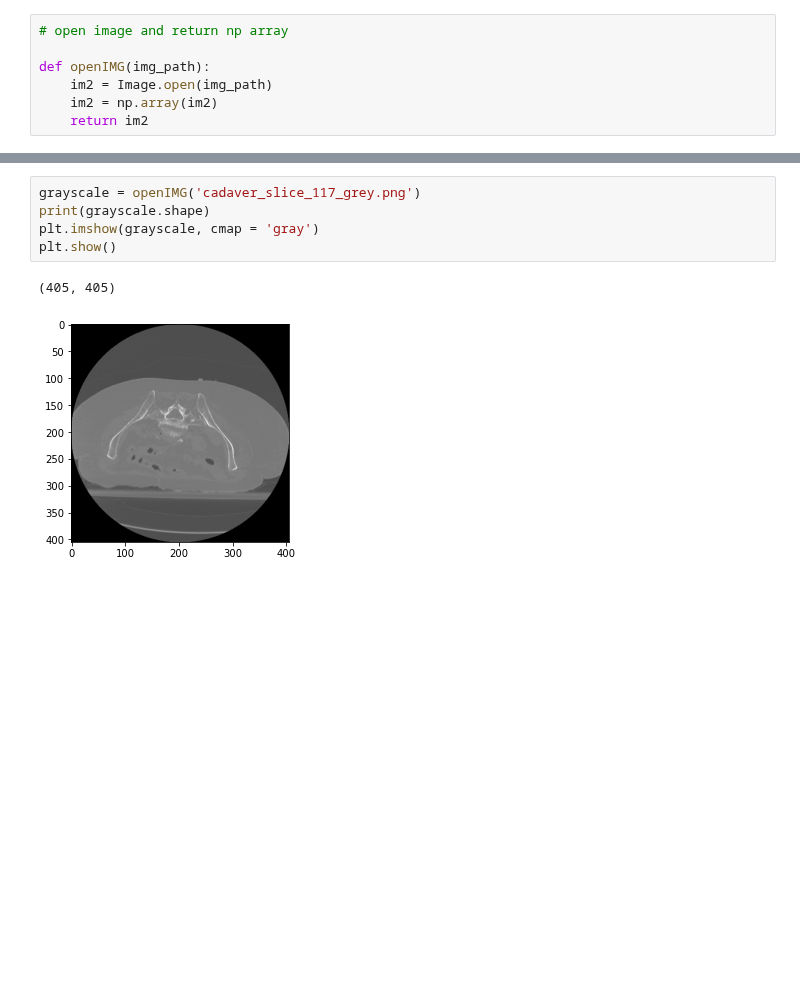
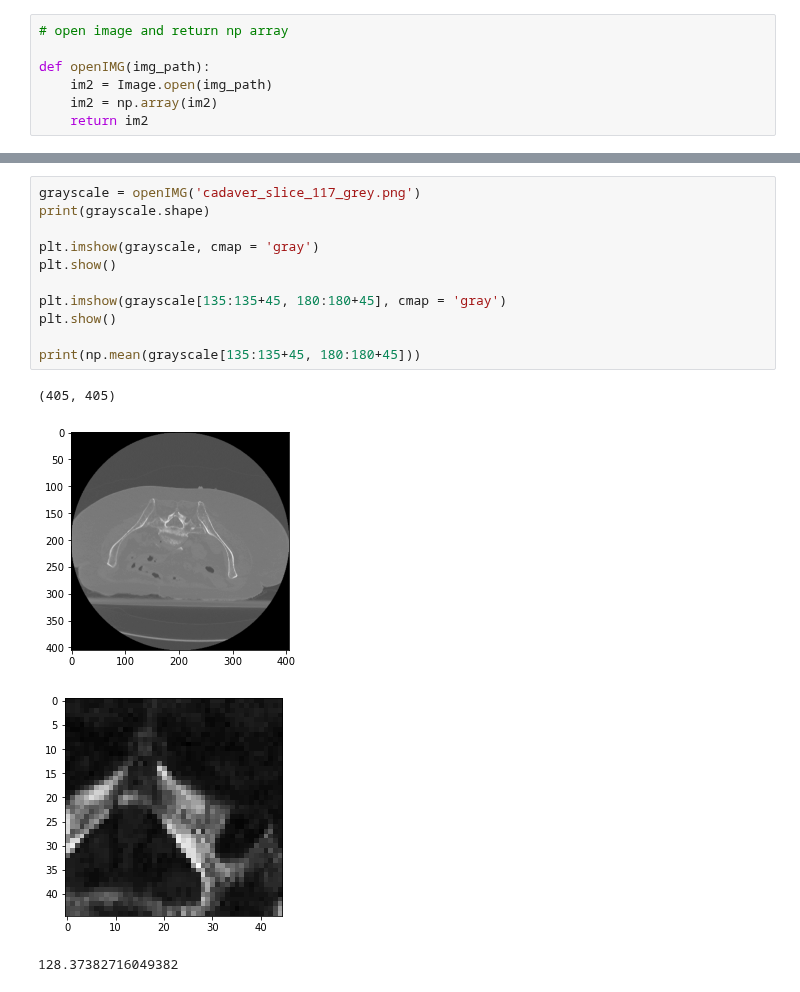
Before and after one commit to aasong113/CT_View_Planning_DeepRL, a Jupyter notebook: gym-child_thresholded_NN/Image_metrics_viewer.ipynb, the cells around one changed output, grey strips where cells are left out. Drawn from its saved outputs; the diff is of its cells as text; blank space fills up the shorter version.

```diff
--- a/gym-child_thresholded_NN/Image_metrics_viewer.ipynb
+++ b/gym-child_thresholded_NN/Image_metrics_viewer.ipynb
@@ -20,8 +29,16 @@ plt.show()
 # %%
 grayscale = openIMG('cadaver_slice_117_grey.png')
 print(grayscale.shape)
+
 plt.imshow(grayscale, cmap = 'gray')
 plt.show()
+
+plt.imshow(grayscale[135:135+45, 180:180+45], cmap = 'gray')
+plt.show()
+
+print(np.mean(grayscale[135:135+45, 180:180+45]))
 # %% [output]
 (405, 405)
 [figure]
+[figure, added]
+128.37382716049382
```
Also changed, not shown: parts of 1 cell of this notebook, 15 other files.
